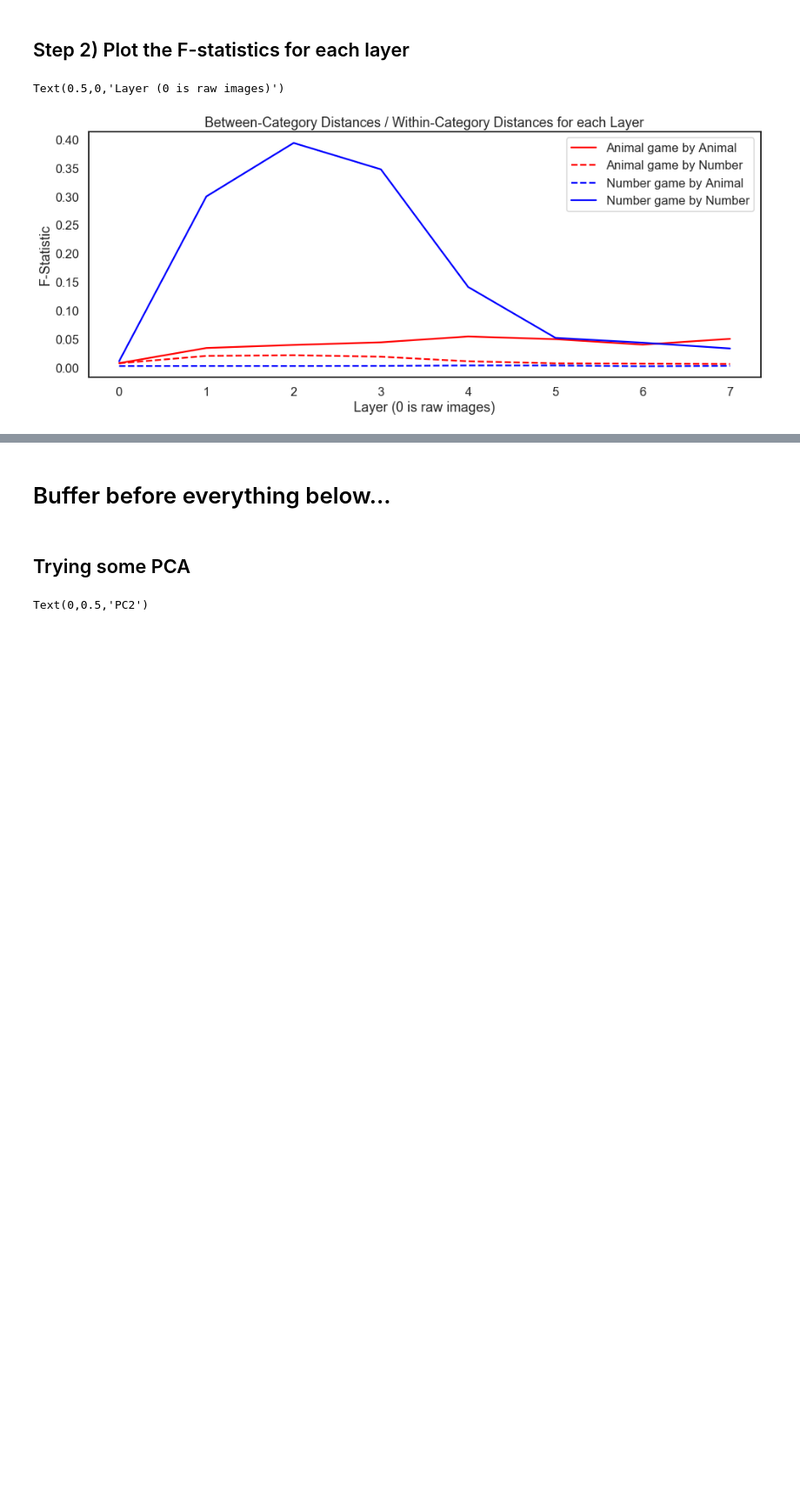
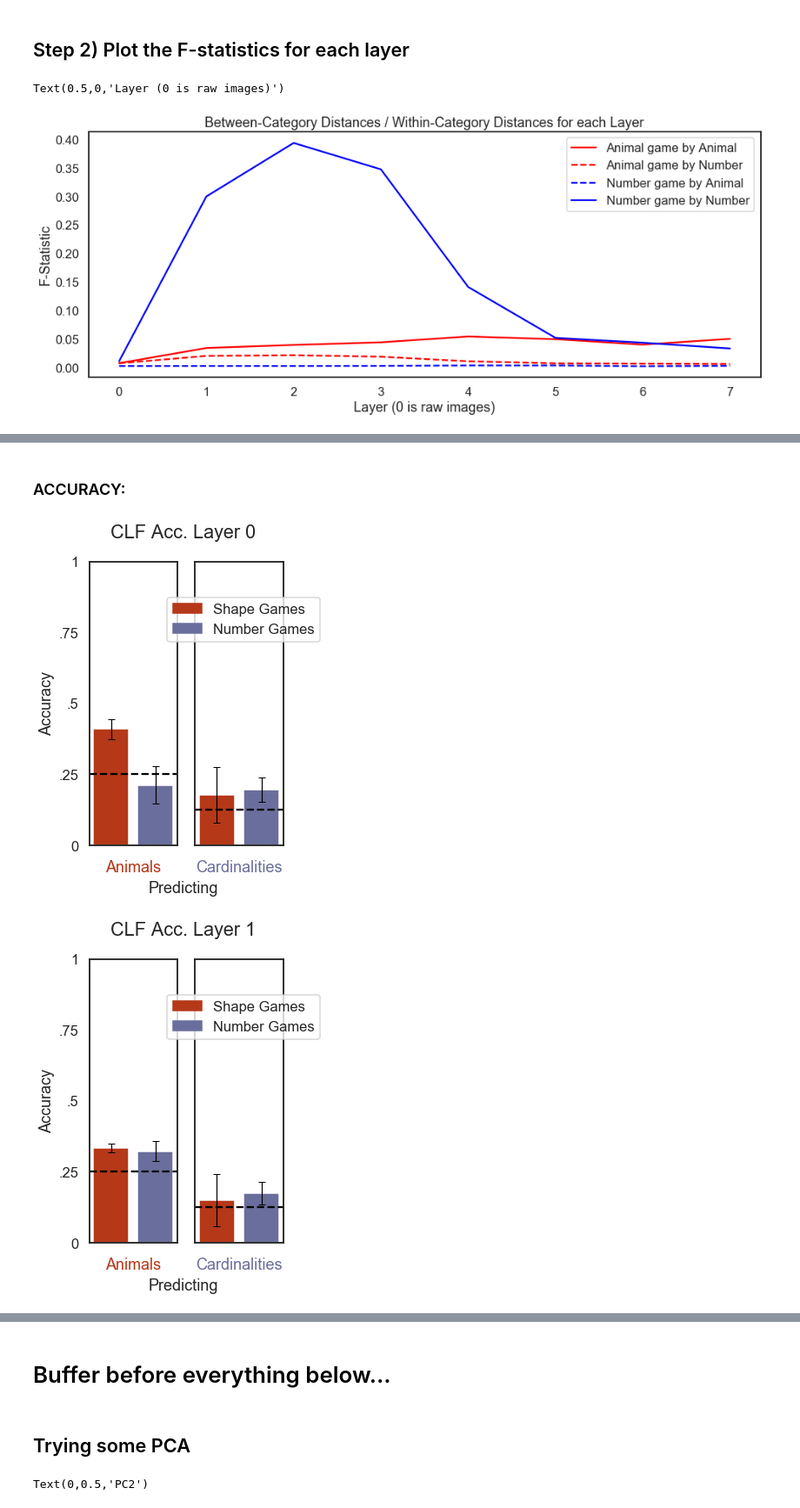
Before and after one commit to cogtoolslab/improvised_numerals, a Jupyter notebook: analysis/iternum_feature_analysis.ipynb, the cells around one changed output, grey strips where cells are left out. Shown at 87% size. Drawn from its saved outputs; the diff is of its cells as text; code cells hidden in the pictures; blank space fills up the shorter version.

```diff
--- a/analysis/iternum_feature_analysis.ipynb
+++ b/analysis/iternum_feature_analysis.ipynb
@@ -286,0 +567,71 @@ Text(0.5,0,'Layer (0 is raw images)')
+# %% [markdown]
+### ACCURACY:
+# %%
+
+for i in range(len(all_dfs)):
+    fig , (ax1,ax2) = plt.subplots(1,2 , sharey=True, figsize = (4,6))
+
+    ax1.set_ylim(0,1)
+
+    fig.suptitle("CLF Acc. Layer {}".format(i))
+
+
+    ax1.bar(["AA","CA"],
+            [np.mean(all_CLFscores[i,0]),
+             np.mean(all_CLFscores[i,2])],
+           color = ['#b53819','#6a6e9c'],
+           yerr = [cf95(all_CLFscores[i,0]),
+                   cf95(all_CLFscores[i,2])], error_kw={'linewidth':1.2,'capsize':4})
+
+    ax1.set_xlabel("Animals",color='#b53819')
+    ax1.set_xticklabels([])
+    ax1.set_yticks([0,.25,.5,.75,1])
+    ax1.set_yticklabels(['0','.25','.5','.75','1'])
+
+    ax2.bar(["AC","CC"],
+            [np.mean(all_CLFscores[i,1]),
+             np.mean(all_CLFscores[i,3])],
+           color = ['#b53819','#6a6e9c'],
+           yerr = [cf95(all_CLFscores[i,1]),
+                   cf95(all_CLFscores[i,3])], error_kw={'linewidth':1.2,'capsize':4})
+
+    ax2.set_xlabel("Cardinalities",color='#6a6e9c')
+    ax2.set_xticklabels([])
+
+    l1=ax1.axhline(0.25,color='black',ls='--')
+    l1.set_label('l1')
+
+    l2=ax2.axhline(0.125,color='black',ls='--')
+    l2.set_label('l2')
+
+    ax1.set_ylabel("Accuracy")
+    fig.text(0.5, 0, 'Predicting', ha='center')
+
+    colors = ['#b53819', '#6a6e9c']
+    texts = ["Shape Games", "Number Games"]
+    patches = [ mpatches.Patch(color=colors[i], label="{:s}".format(texts[i]) ) for i in range(len(texts)) ]
+    ax2.legend(handles=patches, bbox_to_anchor=(1.5, .9), ncol=1 )
+
+    name = '../results/GIFs/temp{}.png'.format(i)
+    fig.savefig(name)
+
+im_list = []
+for i in range(len(all_dfs)):
+    name = '../results/GIFs/temp{}.png'.format(i)
+    im = Image.open(name)
+    im_list.append(im)
+im_end = im.copy()
+im_end = im_end.point(lambda p: p - 200)
+im_list.append(im_end)
+
+im_list[0].save('../results/GIFs/CLF_acc.gif', save_all=True, append_images=im_list[1:])
+
+# the following will slow down the output GIF, but they require imagemagick, so install that
+# http://blog.floriancargoet.com/slow-down-or-speed-up-a-gif-with-imagemagick/
+! identify -verbose ../results/GIFs/CLF_acc.gif | grep Delay
+! convert -delay 100x100 ../results/GIFs/CLF_acc.gif ../results/GIFs/CLF_acc.gif
+
+# fig.savefig('../results/CLF_acc_layer6.pdf')
+# %% [output]
+[figure, added]
+[figure, added]
```
Also changed, not shown: parts of 35 cells of this notebook, 4 other files.
